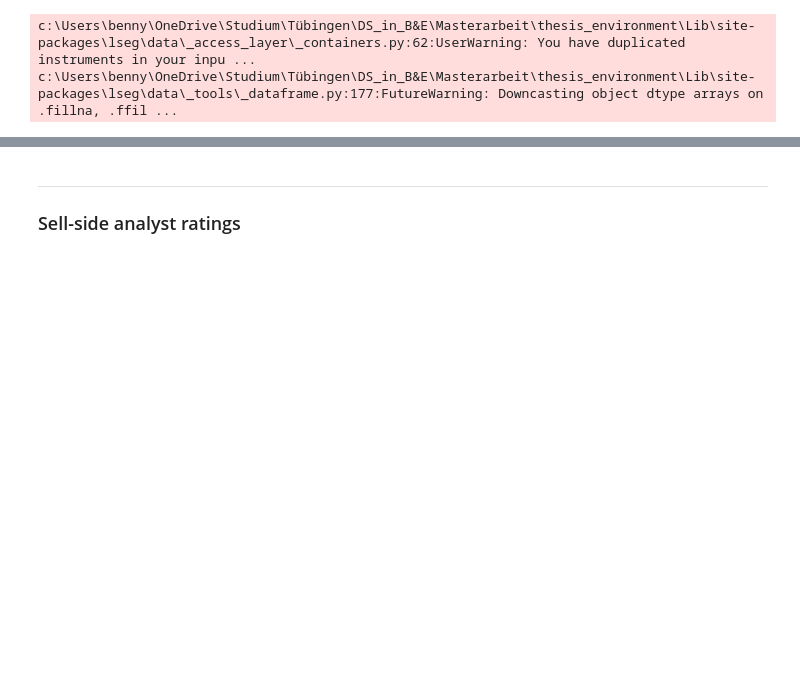
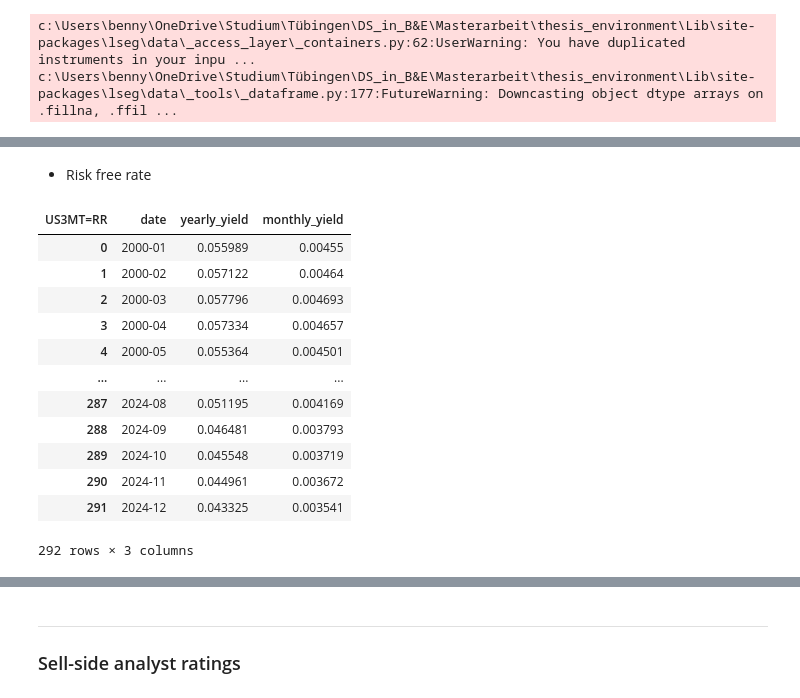
Before and after one commit to benherz/Masterarbeit, a Jupyter notebook: code/prices_and_ratings_download.ipynb, the cells around one changed output, grey strips where cells are left out. Cells and saved outputs as stored; diff of their text form; code cells hidden in the pictures; blank space fills up the shorter version.

```diff
--- a/code/prices_and_ratings_download.ipynb
+++ b/code/prices_and_ratings_download.ipynb
@@ -136,0 +153,32 @@ df.to_csv("data/sp400_monthly_prices.csv", index=False)
+# %% [markdown]
+- Risk free rate
+# %%
+data = ld.get_history(
+    #universe=tickers,
+    universe = "US3MT=RR",
+    start='2000-01-01',
+    end='2025-01-01',
+    interval='monthly',
+    fields=["TR.YIELDTOMATURITY"],
+)
+# %%
+df = data.copy()
+df = df.reset_index().rename(columns = {"Date": "date", "Yield to Maturity": "yearly_yield"})
+df["yearly_yield"] = df["yearly_yield"]/100
+df["date"] = pd.to_datetime(df["date"]).dt.to_period("M").astype(str)
+df["monthly_yield"] = np.round((1 + df["yearly_yield"])**(1/12) - 1, 6)
+df
+# %% [output]
+| US3MT=RR | date | yearly_yield | monthly_yield |
+| 0 | 2000-01 | 0.055989 | 0.00455 |
+| 1 | 2000-02 | 0.057122 | 0.00464 |
+| 2 | 2000-03 | 0.057796 | 0.004693 |
+| 3 | 2000-04 | 0.057334 | 0.004657 |
+| 4 | 2000-05 | 0.055364 | 0.004501 |
+| ... | ... | ... | ... |
+| 287 | 2024-08 | 0.051195 | 0.004169 |
+| 288 | 2024-09 | 0.046481 | 0.003793 |
+| 289 | 2024-10 | 0.045548 | 0.003719 |
+| 290 | 2024-11 | 0.044961 | 0.003672 |
+| 291 | 2024-12 | 0.043325 | 0.003541 |
+292 rows × 3 columns
```
Also changed, not shown: parts of 24 cells of this notebook, 4 other files.
